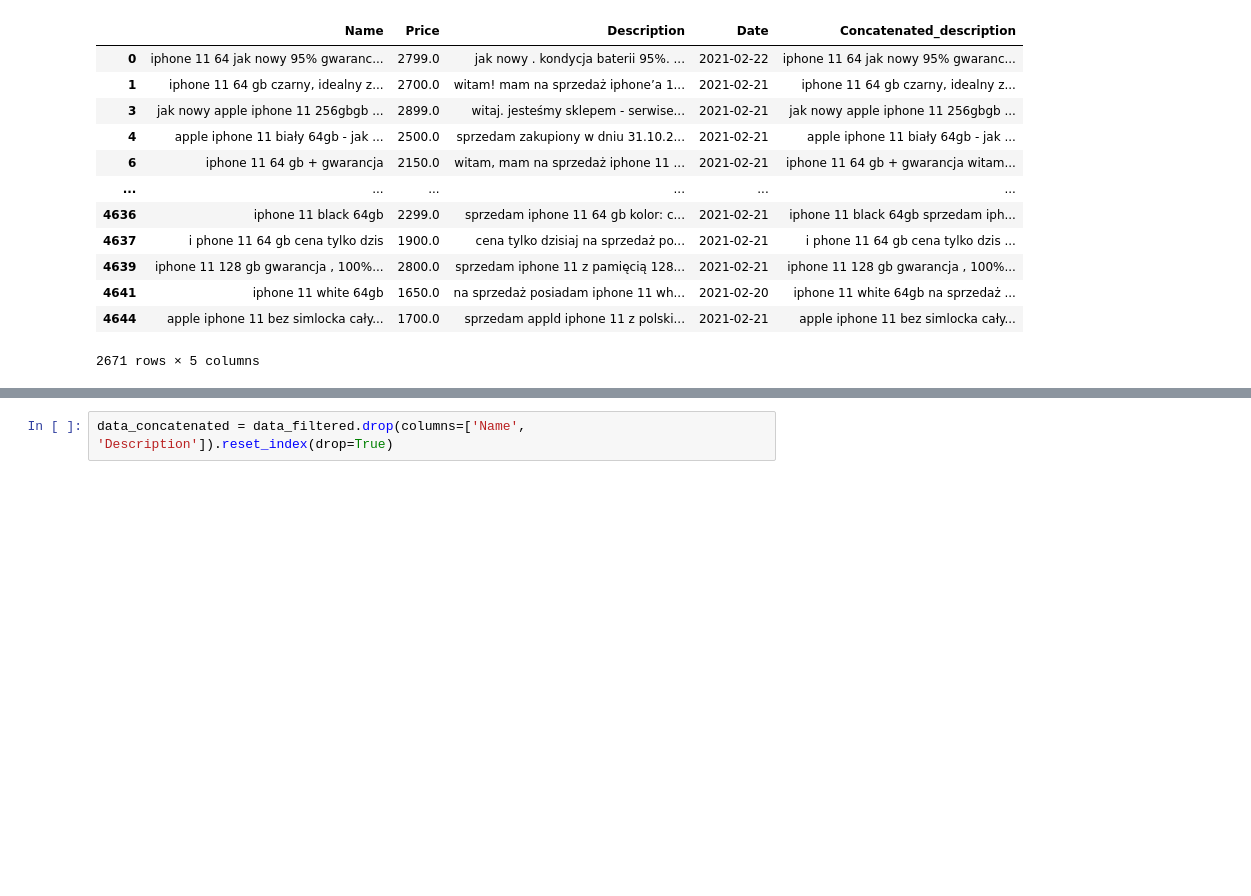
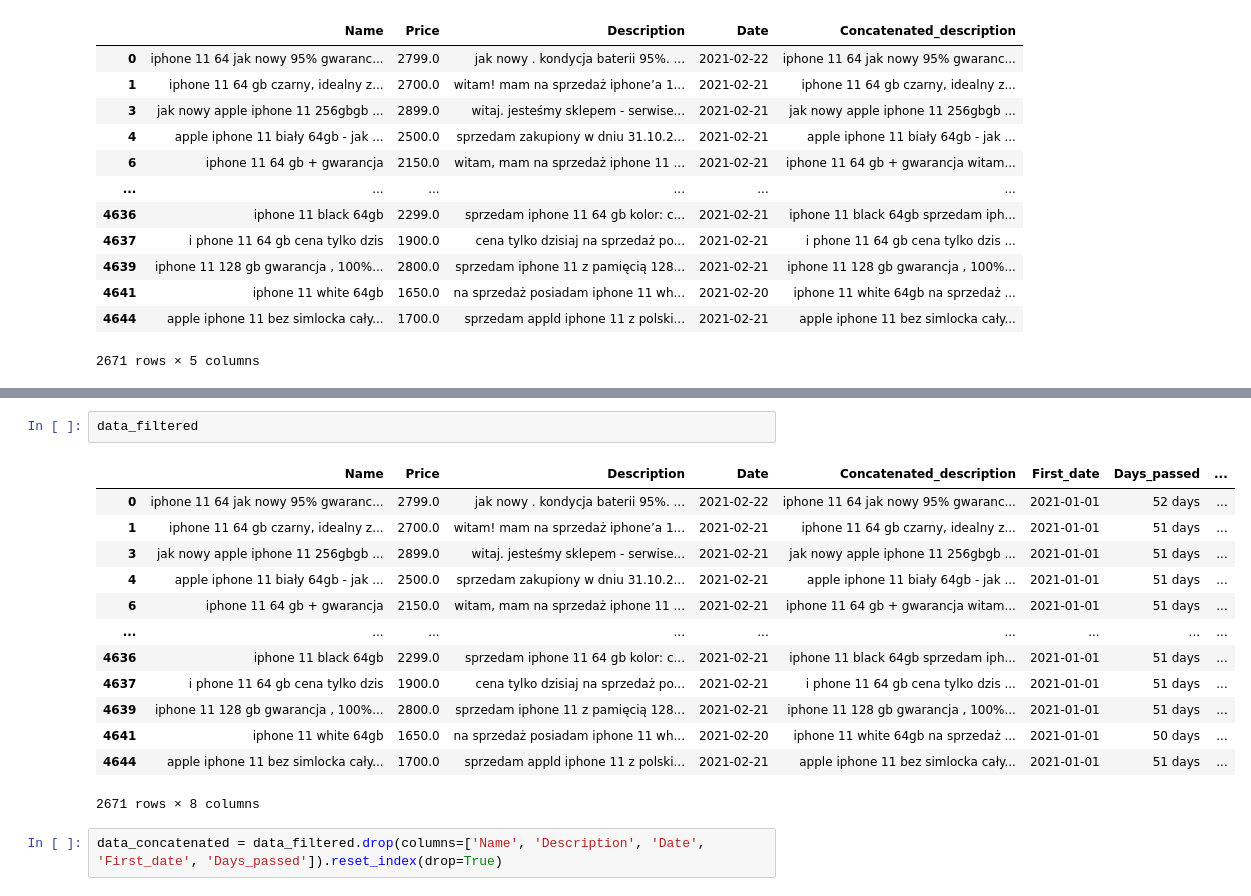
Before and after one commit to Norceis/nlp2, a Jupyter notebook: src/data_preprocessing.ipynb, the cells around one changed output, grey strips where cells are left out. Drawn from its saved outputs; the diff is of its cells as text; blank space fills up the shorter version.

```diff
--- a/src/data_preprocessing.ipynb
+++ b/src/data_preprocessing.ipynb
@@ -239,2 +290,18 @@ data_filtered
+# %%
+data_filtered
+# %% [output]
+|  | Name | Price | Description | Date | Concatenated_description | First_date | Days_passed | ... |
+| 0 | iphone 11 64 jak nowy 95% gwaranc... | 2799.0 | jak nowy . kondycja baterii 95%. ... | 2021-02-22 | iphone 11 64 jak nowy 95% gwaranc... | 2021-01-01 | 52 days | ... |
+| 1 | iphone 11 64 gb czarny, idealny z... | 2700.0 | witam! mam na sprzedaż iphone’a 1... | 2021-02-21 | iphone 11 64 gb czarny, idealny z... | 2021-01-01 | 51 days | ... |
+| 3 | jak nowy apple iphone 11 256gbgb ... | 2899.0 | witaj. jesteśmy sklepem - serwise... | 2021-02-21 | jak nowy apple iphone 11 256gbgb ... | 2021-01-01 | 51 days | ... |
+| 4 | apple iphone 11 biały 64gb - jak ... | 2500.0 | sprzedam zakupiony w dniu 31.10.2... | 2021-02-21 | apple iphone 11 biały 64gb - jak ... | 2021-01-01 | 51 days | ... |
+| 6 | iphone 11 64 gb + gwarancja | 2150.0 | witam, mam na sprzedaż iphone 11 ... | 2021-02-21 | iphone 11 64 gb + gwarancja witam... | 2021-01-01 | 51 days | ... |
+| ... | ... | ... | ... | ... | ... | ... | ... | ... |
+| 4636 | iphone 11 black 64gb | 2299.0 | sprzedam iphone 11 64 gb kolor: c... | 2021-02-21 | iphone 11 black 64gb sprzedam iph... | 2021-01-01 | 51 days | ... |
+| 4637 | i phone 11 64 gb cena tylko dzis | 1900.0 | cena tylko dzisiaj na sprzedaż po... | 2021-02-21 | i phone 11 64 gb cena tylko dzis ... | 2021-01-01 | 51 days | ... |
+| 4639 | iphone 11 128 gb gwarancja , 100%... | 2800.0 | sprzedam iphone 11 z pamięcią 128... | 2021-02-21 | iphone 11 128 gb gwarancja , 100%... | 2021-01-01 | 51 days | ... |
+| 4641 | iphone 11 white 64gb | 1650.0 | na sprzedaż posiadam iphone 11 wh... | 2021-02-20 | iphone 11 white 64gb na sprzedaż ... | 2021-01-01 | 50 days | ... |
+| 4644 | apple iphone 11 bez simlocka cały... | 1700.0 | sprzedam appld iphone 11 z polski... | 2021-02-21 | apple iphone 11 bez simlocka cały... | 2021-01-01 | 51 days | ... |
+2671 rows × 8 columns
 # %%
-data_concatenated = data_filtered.drop(columns=['Name', 'Description']).reset_index(drop=True)
+data_concatenated = data_filtered.drop(columns=['Name', 'Description', 'Date', 'First_date', 'Days_passed']).reset_index(drop=True)
```
Also changed, not shown: parts of 6 cells of this notebook, 2 other files.
